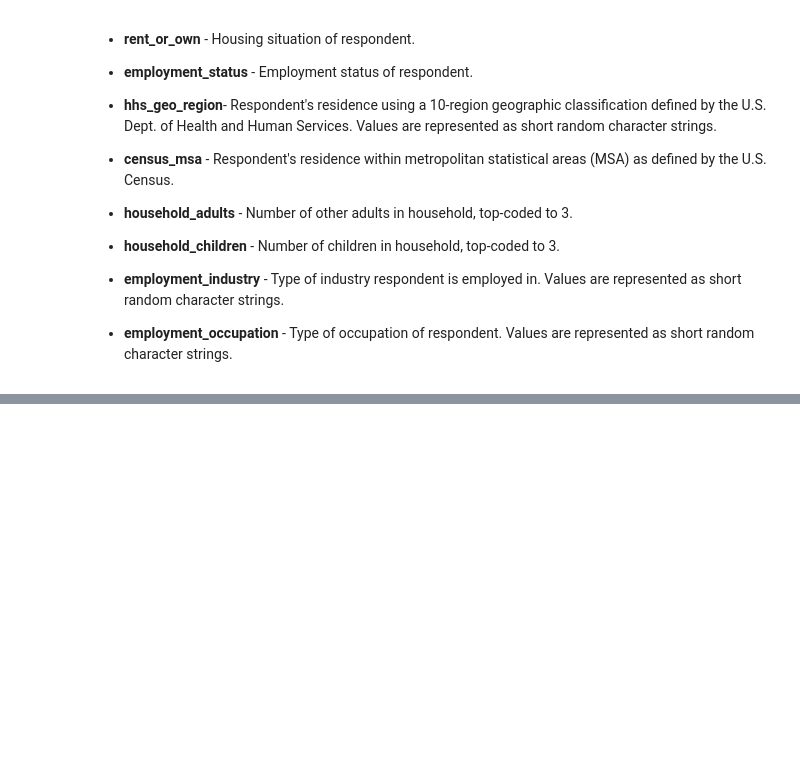
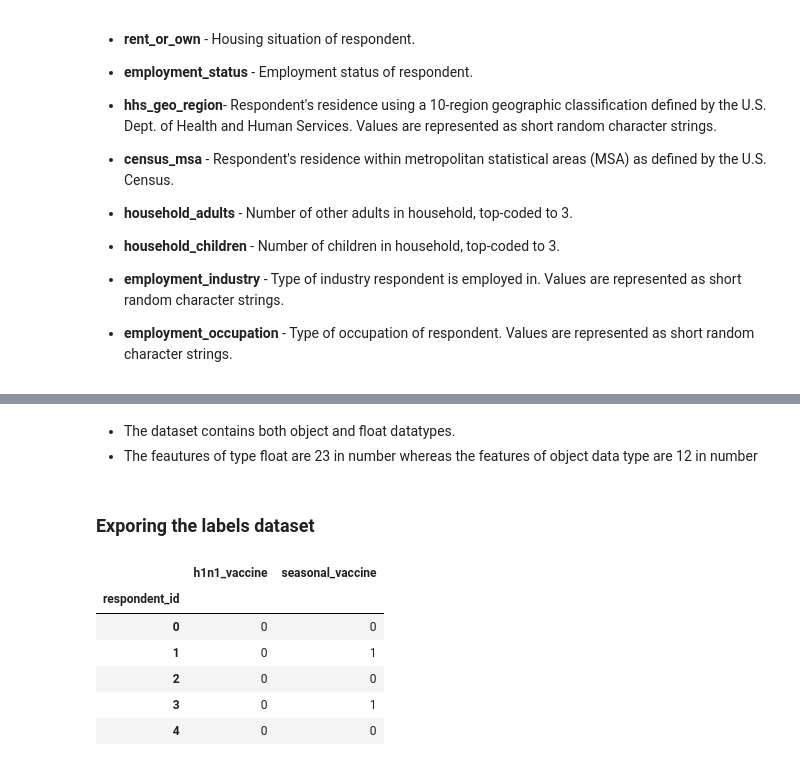
Before and after one commit to Pamela-Chebii/Predicting_H1N1_-_Seasonal_Flue_Vaccines, a Jupyter notebook: index.ipynb, the cells around one changed output, grey strips where cells are left out. Drawn from its saved outputs; the diff is of its cells as text; code cells hidden in the pictures; blank space fills up the shorter version.

```diff
--- a/index.ipynb
+++ b/index.ipynb
@@ -121,0 +130,17 @@ df_labels
+# %% [markdown]
+- The dataset contains both object and float datatypes.
+- The feautures of type float are 23 in number whereas the features of object data type are 12 in number
+# %% [markdown]
+### Exporing the labels dataset
+# %%
+# load the data
+labels_df = pd.read_csv("Data/training_set_labels.csv", index_col="respondent_id")
+labels_df.head()
+# %% [output]
+|  | h1n1_vaccine | seasonal_vaccine |
+| respondent_id |  |  |
+| 0 | 0 | 0 |
+| 1 | 0 | 1 |
+| 2 | 0 | 0 |
+| 3 | 0 | 1 |
+| 4 | 0 | 0 |
```
Also changed, not shown: parts of 24 cells of this notebook, 5 other files.
